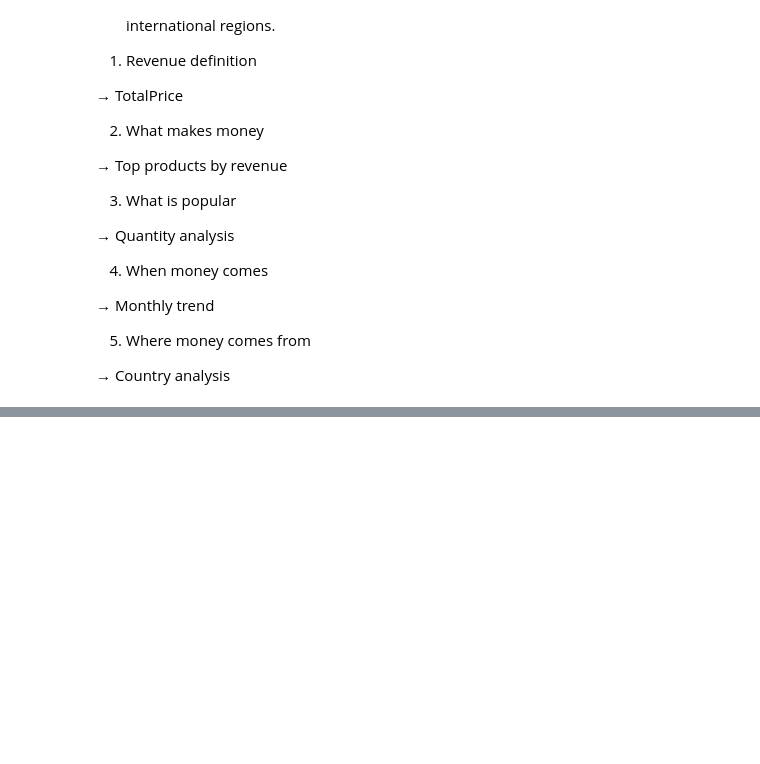
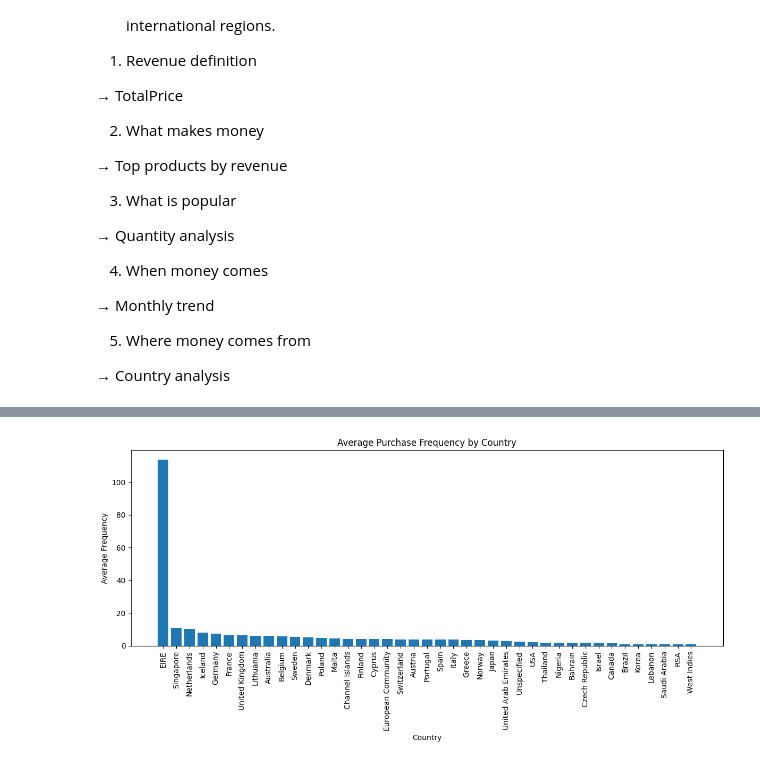
Before and after one commit to RenitiaMR/Portfolio, a Jupyter notebook: online_sales_II.ipynb, the cells around one changed output, grey strips where cells are left out. Drawn from its saved outputs; the diff is of its cells as text; code cells hidden in the pictures; blank space fills up the shorter version.

```diff
--- a/online_sales_II.ipynb
+++ b/online_sales_II.ipynb
@@ -297,0 +320,20 @@ plt.show()
+# %%
+# recency, frequency, monetary value (RFM) analysis
+
+rfm = (
+    df_clean.assign(
+        TotalPrice=df_clean['Quantity'] * df_clean['Price']
+    )
+    .groupby('Customer ID')
+    .agg(
+        last_purchase=('InvoiceDate', 'max'),
+        frequency=('Invoice', 'nunique'),
+        monetary=('TotalPrice', 'sum')
+    )
+)
+
+snapshot_date = df_clean['InvoiceDate'].max() + pd.Timedelta(days=1)
+
+rfm['recency'] = (
+    snapshot_date - rfm['last_purchase']
+).dt.days
@@ -297,0 +367,27 @@ plt.show()
+# %%
+# Add country to rfm
+rfm['Country'] = (
+    df_clean.groupby('Customer ID')['Country']
+    .first()
+)
+
+# Calculate average frequency by country
+country_avg_freq = (
+    rfm.groupby('Country')['frequency']
+    .mean()
+    .sort_values(ascending=False)
+)
+
+# Plot
+plt.figure(figsize=(12, 6))
+plt.bar(country_avg_freq.index, country_avg_freq.values)
+
+plt.xlabel('Country')
+plt.ylabel('Average Frequency')
+plt.title('Average Purchase Frequency by Country')
+
+plt.xticks(rotation=90)
+plt.tight_layout()
+plt.show()
+# %% [output]
+[figure, added]
```
Also changed, not shown: parts of 30 cells of this notebook, 1 other file.
